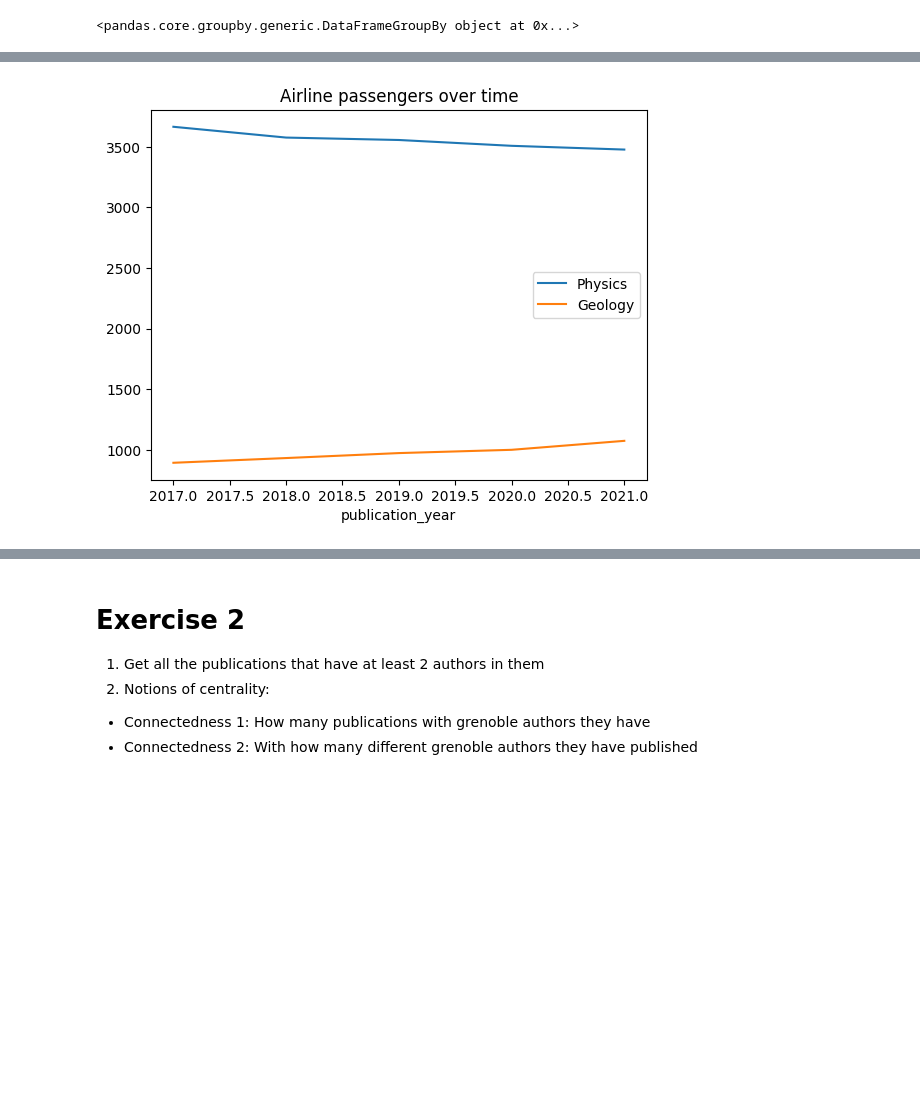
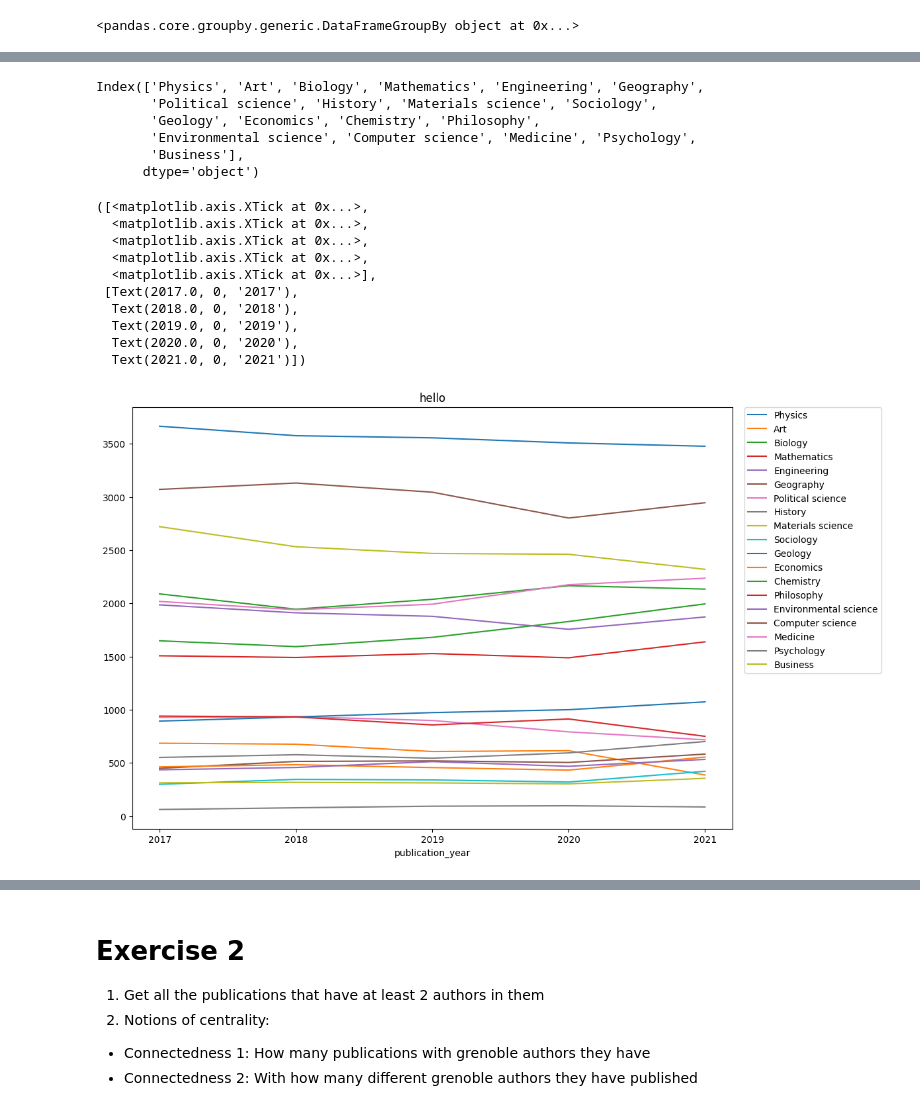
Before and after one commit to bertagrim/grenoble4research, a Jupyter notebook: grenoble4research.ipynb, the cells around one changed output, grey strips where cells are left out. Cells and saved outputs as stored; diff of their text form; code cells hidden in the pictures; blank space fills up the shorter version.

Commit message:
Got some more visualizations for task 1.

```diff
--- a/grenoble4research.ipynb
+++ b/grenoble4research.ipynb
@@ -176,6 +176,8 @@ memory usage: 1.9+ MB
 df1_clean['publication_date']=pd.to_datetime(df1_clean['publication_date'])
 # %%
 df1_clean['month_year'] = pd.to_datetime(df1_clean['publication_date']).dt.to_period('M')
+# %%
+df1_clean['publication_month'] = pd.to_datetime(df1_clean['publication_date']).dt.month
 # %%
 df1_clean.info()
 # %% [output]
@@ -326,9 +359,33 @@ memory usage: 893.0 bytes
+# %%
+y_cols=new_df.drop(columns='publication_year').columns
+y_cols
+# %% [output]
+Index(['Physics', 'Art', 'Biology', 'Mathematics', 'Engineering', 'Geography',
+       'Political science', 'History', 'Materials science', 'Sociology',
+       'Geology', 'Economics', 'Chemistry', 'Philosophy',
+       'Environmental science', 'Computer science', 'Medicine', 'Psychology',
+       'Business'],
+      dtype='object')
 # %%
+pd.options.plotting.backend = 'matplotlib'
 new_df.plot(x='publication_year',
-             y=['Physics', 'Geology'],
-             title='Airline passengers over time');
+             y=y_cols,
+             title='hello');
+plt.legend(bbox_to_anchor=(1.02, 1), loc='upper left', borderaxespad=0)
+plt.xticks([2017. , 2018. , 2019. , 2020. , 2021.],
+          [('2017'),('2018'),('2019'),('2020'),('2021')])  # Set text labels.
 # %% [output]
+([<matplotlib.axis.XTick at 0x...>,
+  <matplotlib.axis.XTick at 0x...>,
+  <matplotlib.axis.XTick at 0x...>,
+  <matplotlib.axis.XTick at 0x...>,
+  <matplotlib.axis.XTick at 0x...>],
+ [Text(2017.0, 0, '2017'),
+  Text(2018.0, 0, '2018'),
+  Text(2019.0, 0, '2019'),
+  Text(2020.0, 0, '2020'),
+  Text(2021.0, 0, '2021')])
-[figure, old version]
+[figure, new version]
 # %%
 df_months.plot(x='month_year',
              y=['Physics', 'Geology'],
```
Also changed, not shown: parts of 20 cells of this notebook.
